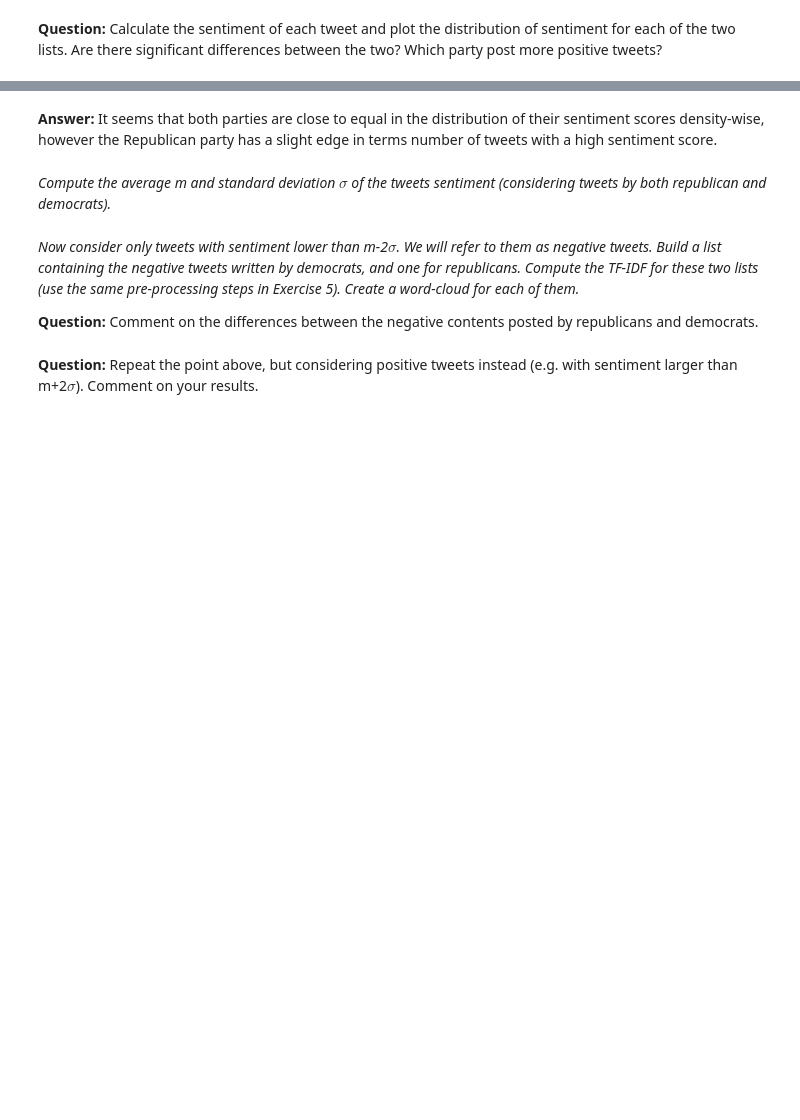
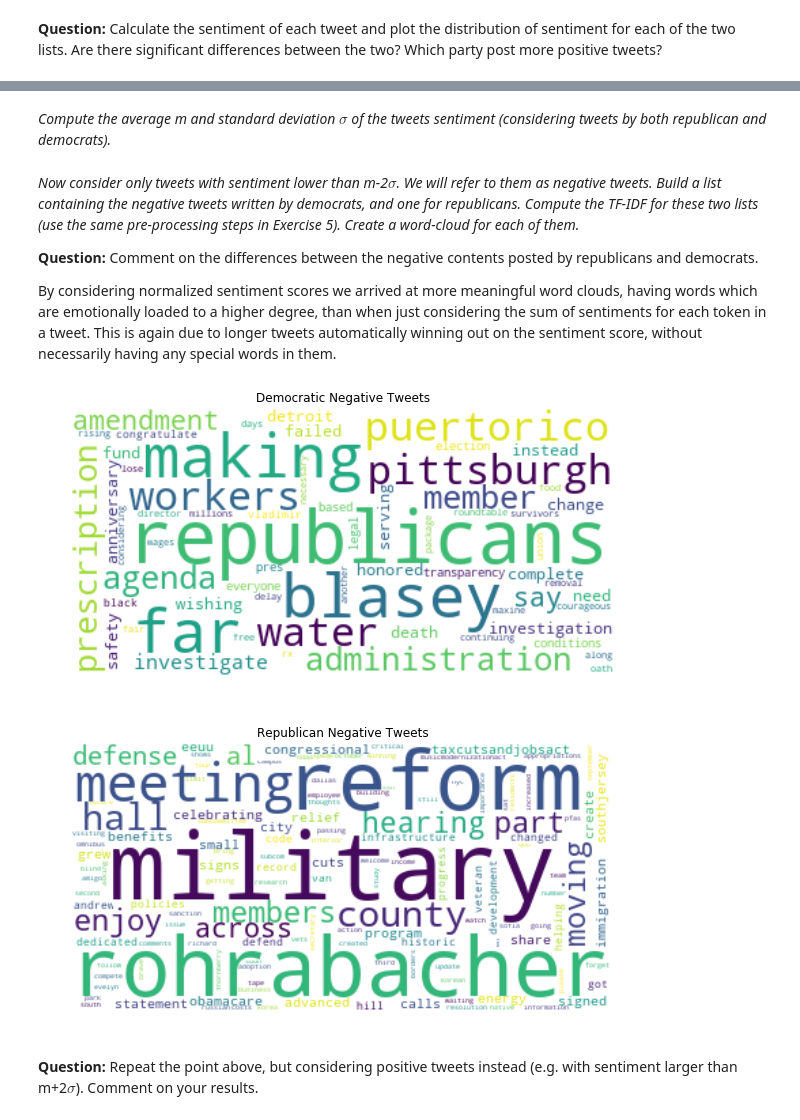
Before and after one commit to thomasnilsson/02805-social-graphs-2018, a Jupyter notebook: assignment2/Social_Graphs_Assignment_2.ipynb, the cells around one changed output, grey strips where cells are left out. Cells and saved outputs as stored; diff of their text form; code cells hidden in the pictures; blank space fills up the shorter version.

```diff
--- a/assignment2/Social_Graphs_Assignment_2.ipynb
+++ b/assignment2/Social_Graphs_Assignment_2.ipynb
@@ -548,29 +556,6 @@ sentiment_dem_normalized = [
     calculate_sentiment_norm(ts, sentiment_dict)
     for ts in demo_tweet_tokens
 ]
-# %%
-sentiment_dem = []
-sentiment_rep = []
-tokenized_tweets_dem  = []
-tokenized_tweets_rep = []
-
-for party,handle in zip(all_members['Party'],all_members['tw_name']):
-    for txt in tweets[handle]:
-    #Exclude hashtags, urls, @s, the retweet term RT, and rep names
-    txt = re.sub(r'(Rep. .*?\s)|(\sRT\s)|(\sRM\s)|(@.*?\s)|(https.*?($|\s))' , ' ', txt)
-    #Tokenize
-    txt = word_tokenize(txt)
-    #Remove stopwords and handles
-    toRemove = nltk.corpus.stopwords.words('english') + list(all_members['tw_name'])
-    #Lowercase and remove non alphabetic tokens
-    txt = [t.lower() for t in txt if t not in toRemove and re.search('^[a-zA-Z]+$',t)]
-    sentiment = calculate_sentiment(txt,sentiment_dict)
-    if party == 'Democratic' and sentiment > 0:
-        sentiment_dem.append(sentiment)
-        tokenized_tweets_dem.append(txt)
-    elif party == 'Republican' and sentiment > 0:
-        sentiment_rep.append(sentiment)
-        tokenized_tweets_rep.append(txt)
 # %% [markdown]
 **Question:** Calculate the sentiment of each tweet and plot the distribution of sentiment for each of the two lists. Are there significant differences between the two? Which party post more positive tweets?
 # %%
@@ -604,33 +598,36 @@ plt.show()
-# %% [markdown]
-**Answer:** It seems that both parties are close to equal in the distribution of their sentiment scores density-wise, however the Republican party has a slight edge in terms number of tweets with a high sentiment score.
 # %% [markdown]
 *Compute the average m and standard deviation $\sigma$ of the tweets sentiment (considering tweets by both republican and democrats).*
 # %%
-avg = np.mean(sentiment_dem + sentiment_rep)
-std = np.std(sentiment_dem + sentiment_rep)
+avg = np.mean(sentiment_rep + sentiment_dem)
+std = np.std(sentiment_rep + sentiment_dem)
 # %% [markdown]
 *Now consider only tweets with sentiment lower than m-2$\sigma$. We will refer to them as negative tweets. Build a list containing the negative tweets written by democrats, and one for republicans. Compute the TF-IDF for these two lists (use the same pre-processing steps in Exercise 5). Create a word-cloud for each of them.*
 
 **Question:** Comment on the differences between the negative contents posted by republicans and democrats.
+
+By considering normalized sentiment scores we arrived at more meaningful word clouds, having words which are emotionally loaded to a higher degree, than when just considering the sum of sentiments for each token in a tweet. This is again due to longer tweets automatically winning out on the sentiment score, without necessarily having any special words in them.
 # %%
 #Negative Tweets:
 neg_thresh = avg - 2*std
 
 neg_tweets_dem = []
 for sent, tweet in zip(sentiment_dem,tokenized_tweets_dem):
     if sent <= neg_thresh:
-        neg_tweets_dem += tweet
+        neg_tweets_dem.append(tweet)
 
 neg_tweets_rep = []
 for sent, tweet in zip(sentiment_rep,tokenized_tweets_rep):
     if sent <= neg_thresh:
-        neg_tweets_rep += tweet
+        neg_tweets_rep.append(tweet)
 
 neg_TFIDF_dem,sorted_tokens_dem = tf_idf(neg_tweets_dem, neg_tweets_rep)
 neg_TFIDF_rep,sorted_tokens_rep = tf_idf(neg_tweets_rep, neg_tweets_dem)
 
 make_wordcloud(sorted_tokens_dem,neg_TFIDF_dem,'Democratic Negative Tweets')
 make_wordcloud(sorted_tokens_rep,neg_TFIDF_rep,'Republican Negative Tweets')
+# %% [output]
+[figure, added]
+[figure, added]
 # %% [markdown]
 **Question:** Repeat the point above, but considering positive tweets instead (e.g. with sentiment larger than m+2$\sigma$). Comment on your results.
 # %%
```
Also changed, not shown: parts of 16 cells of this notebook, 3 other files.
